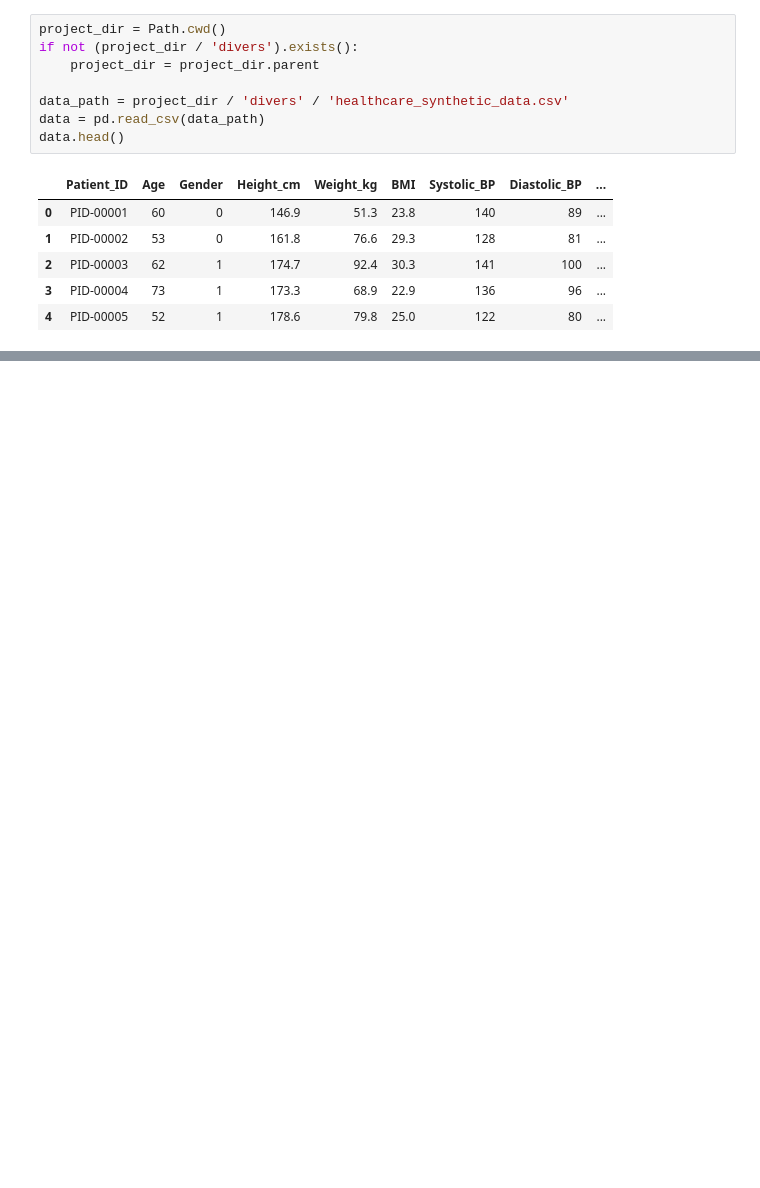
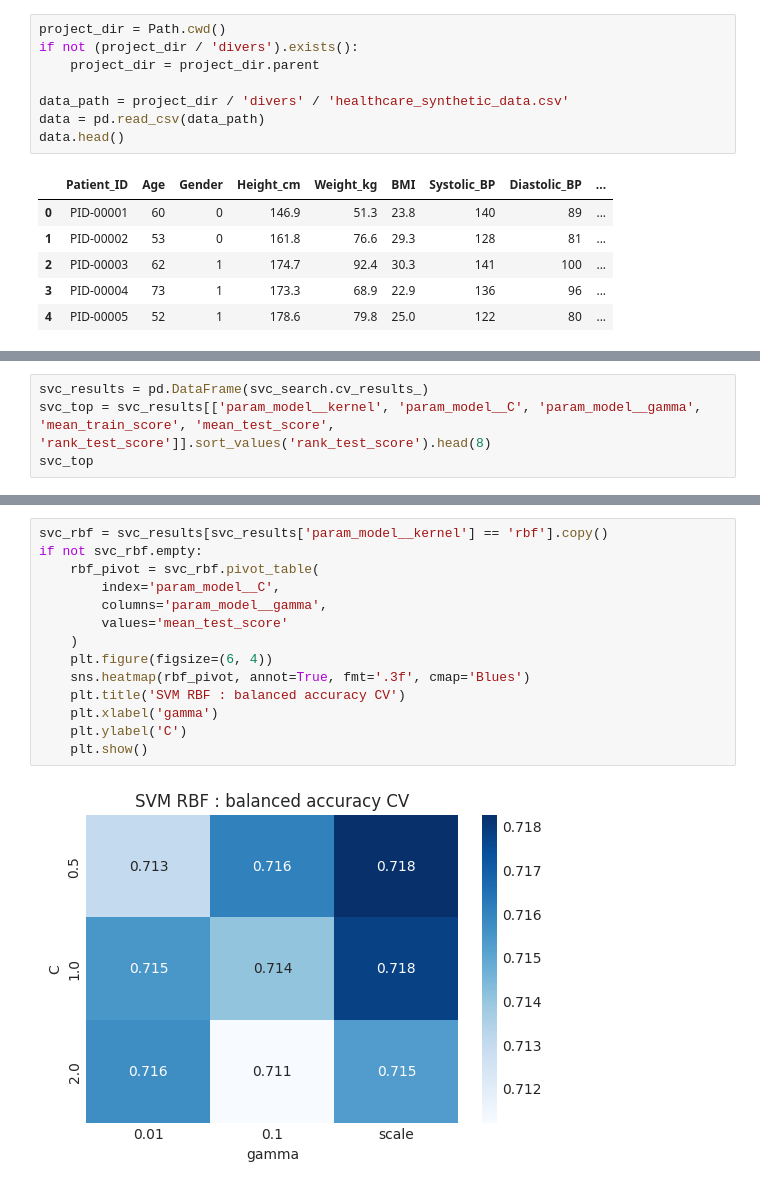
Before and after one commit to corentinbrand/ML-project, a Jupyter notebook: analyses_python/kNN_SVM_gus.ipynb, the cells around one changed output, grey strips where cells are left out. Saved outputs shown, nothing was run; the diff lists cells and outputs as text; blank space fills up the shorter version.

```diff
--- a/analyses_python/kNN_SVM_gus.ipynb
+++ b/analyses_python/kNN_SVM_gus.ipynb
@@ -1117,0 +300,4 @@ Ce type d'analyse est donc moins une recherche du modèle "magique" qu'un travai
+# %%
+svc_results = pd.DataFrame(svc_search.cv_results_)
+svc_top = svc_results[['param_model__kernel', 'param_model__C', 'param_model__gamma', 'mean_train_score', 'mean_test_score', 'rank_test_score']].sort_values('rank_test_score').head(8)
+svc_top
@@ -1117,0 +314,16 @@ Ce type d'analyse est donc moins une recherche du modèle "magique" qu'un travai
+# %%
+svc_rbf = svc_results[svc_results['param_model__kernel'] == 'rbf'].copy()
+if not svc_rbf.empty:
+    rbf_pivot = svc_rbf.pivot_table(
+        index='param_model__C',
+        columns='param_model__gamma',
+        values='mean_test_score'
+    )
+    plt.figure(figsize=(6, 4))
+    sns.heatmap(rbf_pivot, annot=True, fmt='.3f', cmap='Blues')
+    plt.title('SVM RBF : balanced accuracy CV')
+    plt.xlabel('gamma')
+    plt.ylabel('C')
+    plt.show()
+# %% [output]
+[figure, added]
```
Also changed, not shown: parts of 82 cells of this notebook.
